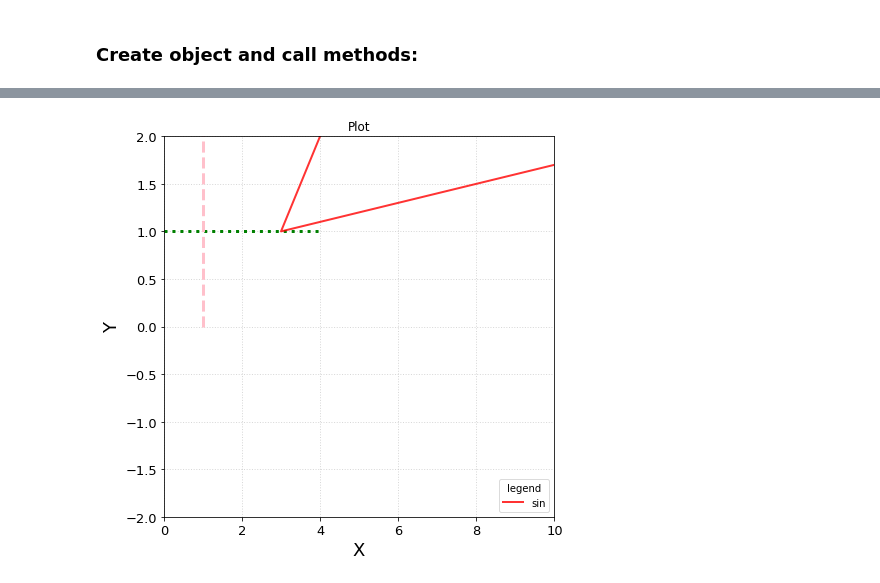
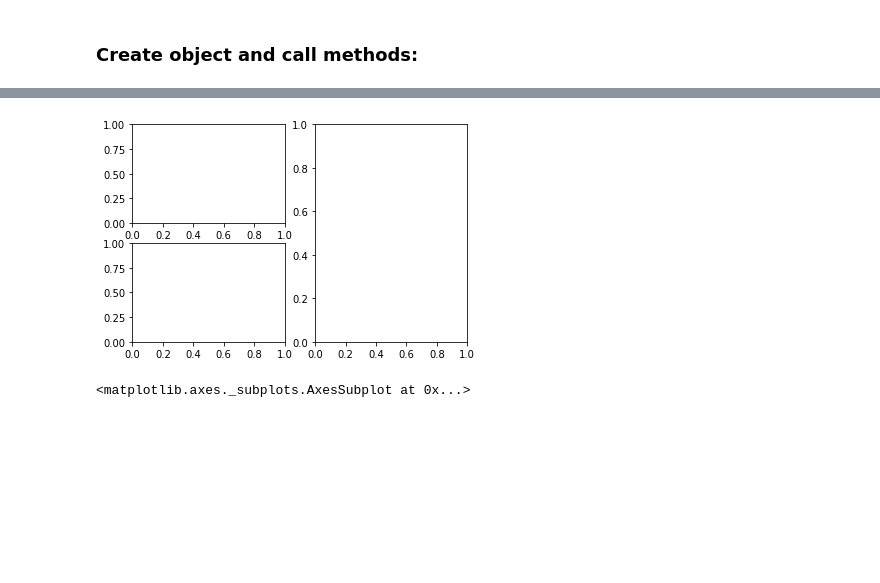
Before and after one commit to kanti92/CodeAstro_project, a Jupyter notebook: first_class.ipynb, the cells around one changed output, grey strips where cells are left out. Drawn from its saved outputs; the diff is of its cells as text; code cells hidden in the pictures; blank space fills up the shorter version.

```diff
--- a/first_class.ipynb
+++ b/first_class.ipynb
@@ -101,4 +117,0 @@ c.line(data0, col_list=['x','sin'])
-# %%
-c.line(data3, col_list=[0,1])
-# %% [output]
-[figure, removed]
@@ -104,0 +171,13 @@ c.line(data3, col_list=[0,1])
+# %%
+fig = plt.figure()
+gs = fig.add_gridspec(2, 2)
+ax1 = fig.add_subplot(gs[0, 0])
+ax2 = fig.add_subplot(gs[1, 0])
+
+ax3 = fig.add_subplot(gs[:, 1])
+# %% [output]
+[figure, added]
+# %%
+ax
+# %% [output]
+<matplotlib.axes._subplots.AxesSubplot at 0x...>
```
Also changed, not shown: parts of 7 cells of this notebook.
